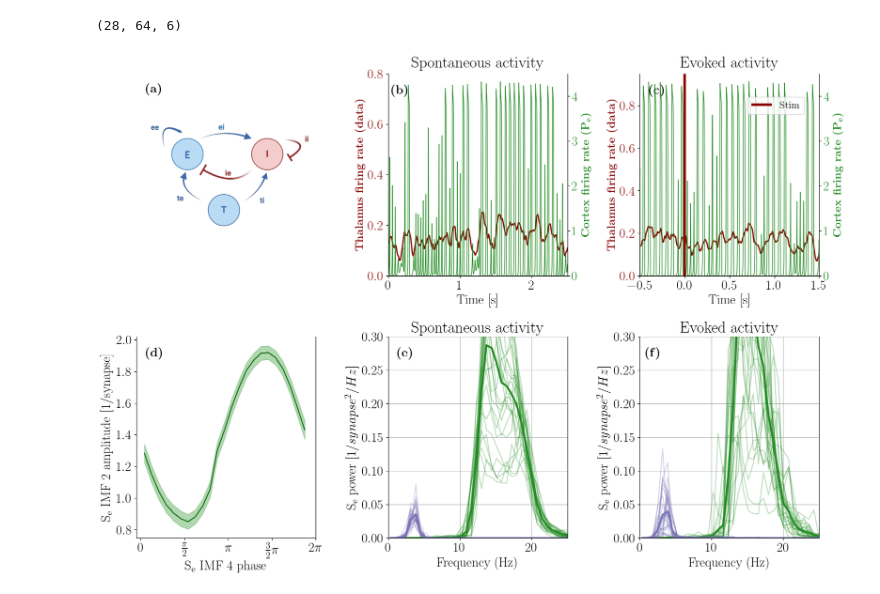
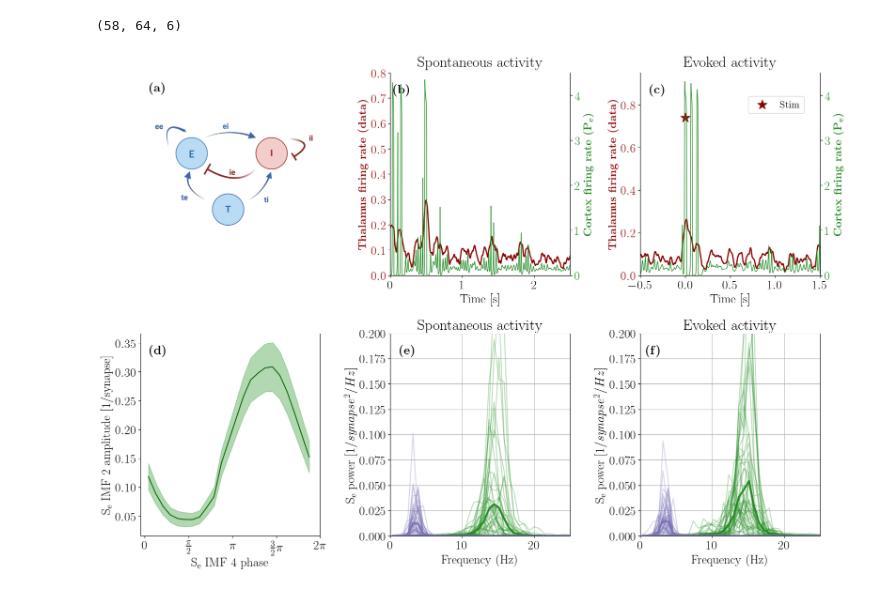
Before and after one commit to benedetta-mariani/Mariani_et_al_2026-Plos_Comp_Bio, a Jupyter notebook: Figure 5 model.ipynb, the cells around one changed output. Drawn from its saved outputs; the diff is of its cells as text; code cells hidden in the pictures.

```diff
--- a/Figure 5 model.ipynb
+++ b/Figure 5 model.ipynb
@@ -509,6 +626,6 @@ def poisson_thinning_vectorized(F, dt, N_neurons):
     return ev
 S_trial = np.asarray(S_trial)
 ev_trial = []
-for vect in S_trial:
+for vect in S_trial[:,0,:]:
     ev = poisson_thinning_vectorized(vect,0.04,30)
     ev_trial.append(ev)
@@ -522,5 +644,5 @@ ev_trial.shape[2]/25000
 # %%
-concat = concatenat_spikes(ev_trial,3,11,28,fs = 25000)
+concat = concatenat_spikes(ev_trial,3,period +1,num,fs = 25000)
 # %%
 #ev = np.zeros((20,25000*11))
 #N = ev.shape[1]
@@ -612,7 +784,6 @@ durations = d[h]
 xm = max(sizes) if h == 0 else max(sizes)
 
 
-
 expo = False
 centredbin, pdfnorm, x, px_fit, exp, errexp, xmin = LogScript_new(sizes,1,4, xm,'default', expo)
 print(xmin)
@@ -624,7 +795,7 @@ centredbin, pdfnorm, x, px_fit, exp, errexp, xmin = LogScript_new(durations,1,4,
 temp.append([centredbin, pdfnorm, x, px_fit, exp, errexp, xmin])
 a, b, c, x, inter, pred, errpred, fit, errfit = scaling_new(sizes,durations,1,4,4,
                                                             'default','default','default',
-                                                            'default',xm,xm2,'default','default')
+                                                            'default',xm,xm2,'default','default',100,100)
 print(xmin)
 temp.append([sizes, durations, a, b, c, x, inter, pred, errpred, fit, errfit])
 extrinsic_par.append(temp)
@@ -969,33 +1351,36 @@ final_rest.shape
 import emd
 from mpl_toolkits.axes_grid1 import make_axes_locatable
 final = []
+pspectrum_s=[]
 for trial in range(fir.shape[0]):
-    x = S_trial[trial][25000:25000*2]
+    x = S_trial[trial,1,25000:25000*3]
     imf2 = emd.sift.mask_sift(x, mask_freqs =ii/sample_rate)
     IP, IF, IA = emd.spectra.frequency_transform(imf2, sample_rate, 'nht')
     freq_range = (0, 45, 64)
     hht_f, spec = emd.spectra.hilberthuang(IF, IA, freq_range, scaling='density', sum_imfs=False)
     #hht_f, spec_nonlinear = emd.spectra.hilberthuang(IF_nonlinear, IA_nonlinear, freq_range, scaling='density', sum_imfs=False)
-    final.append(spec)
+    final.append(spec[:,:6])
+
+
+    fss_2, p = signal.welch(x,fs = 25000, nperseg = 20000)
+    pspectrum_s.append(p)
 
 final = np.asarray(final)
 final.shape
 # %% [output]
-(28, 64, 6)
+(58, 64, 6)
 # %%
 
-aa = []
+#aa = []
 aa1 = []
-#tr, ch = 0,17
-#for ch in [15,17,18,19,20,21]:
-for tr in range(28):
-    x = S_trial[tr,25000*3:]
+
+for tr in range(fir.shape[0]):
+    x = S_trial[tr,1,25000*3:]
     t = np.arange(0,len(x),1)/sample_rate
     num = int(len(x)/sample_rate)
     ii = 35
     imf = emd.sift.mask_sift(x, max_imfs=9, mask_freqs= ii/sample_rate, ret_mask_freq=True)
     IP, IF, IA = emd.spectra.frequency_transform(imf[0], sample_rate, 'nht')
-    ### qua l'ho fatto solo per un canale andrebbe fatto per pù canali e trails!!
     ref1 = 3
     ref2 = 1
     #ref3 = 2
@@ -1005,31 +1390,32 @@ for tr in range(28):
     phase_bins2 = phase_bins2[~np.isnan(ia_by_phase2)]
     ia_by_phase_var2 = ia_by_phase_var2[~np.isnan(ia_by_phase2)]
     ia_by_phase2 = ia_by_phase2[~np.isnan(ia_by_phase2)]
-    aa.append((ia_by_phase2-np.mean(ia_by_phase2))/np.std(ia_by_phase2))
+    #aa.append((ia_by_phase2-np.mean(ia_by_phase2))/np.std(ia_by_phase2))
     aa1.append(ia_by_phase2)
 # %%
 import emd
 from mpl_toolkits.axes_grid1 import make_axes_locatable
 from matplotlib import cm
 import warnings
+
+path2 = 'C:/Users/Benedetta/Desktop/Criticality in barrel cortex/Thalamus/2024 work'
 warnings.filterwarnings('ignore')
 
-trial = 0
 
 
+trial = 1
 
 
 fig, ax = plt.subplots(2,3,figsize =(17,12))
 ax1 = ax[0,0]
 
-#f = plt.figure(figsize = (10,10))
-#ax = fig.add_subplot(1,3,1)
 ax1.spines['top'].set_visible(False)
 ax1.spines['bottom'].set_visible(False)
+ax1.spines['left'].set_visible(False)
+ax1.spines['right'].set_visible(False)
 
-ax1.spines['left'].set_visible(False)
 
-ax1.spines['right'].set_visible(False)
+
 ax1.set_xlim(0,3000)
 ax1.set_ylim(2500,200)
 ax1.set_xticks([])
@@ -1047,20 +1433,17 @@ ax2 =ax[0,1]
 
 
 
-S_rest = S_trial[trial, 25000*3:25000*6]
-S_stim = S_trial[trial, :25000*3]
+S_rest = S_trial[trial,0, 25000*3:25000*6]
+S_stim = S_trial[trial,0, :25000*3]
 
 proc_rest = proc_trial[trial, 25000*3: 25000*6]
 proc_stim = proc_trial[trial, :25000*3]
 
 ax2.set_title('Spontaneous activity', pad = 10)
-
 ax2.set_ylabel(r'\textbf{Thalamus firing rate (data)}',fontsize = 18,color = 'darkred')  # we already handled the x-label with ax1
 ax2.plot(times,proc_rest, color='darkred',lw = 2, alpha = 1)
 ax2.tick_params(axis='y', labelcolor='darkred')
-
 ax2.set_xlabel('Time [s]');
-
 ax1 = ax2.twinx()
 ax1.set_xlabel('')
 ax1.set_ylabel(r'\textbf{Cortex firing rate (\textbf{P\textsubscript{e}})}',fontsize = 18, color='forestgreen')
@@ -1088,7 +1471,7 @@ ax1.set_ylabel(r'\textbf{Cortex firing rate (\textbf{P\textsubscript{e}})}',font
 ax1.plot(times, S_stim, color='forestgreen', lw = 1)
 ax1.tick_params(axis='y', labelcolor='forestgreen')
 
-ax1.vlines(0,0,5,color = 'darkred', lw = 4, label ='Stim')
+ax1.scatter(0,3.5,color = 'darkred',marker ='*',s = 250, label ='Stim')
 plt.legend(loc = (0.6,0.8), fontsize = 16)
 plt.xlim(-.5,1.5)
 ax2.set_ylim(0.,.95)
@@ -1106,20 +1489,23 @@ ax[1,0].set_xticks([0,np.pi/2,np.pi,3/2*np.pi, 2*np.pi])
 ax[1,0].set_xticklabels(["0",r"$\frac{\pi}{2}$",r"$\pi$",r"$\frac{3}{2}\pi$", r"$2\pi$"])
 
 
-
-
-
-
 ax22 = ax[1,2]
 ax22.plot(hht_f,final[:,:,1].T, color = 'forestgreen', alpha = 0.3);
 ax22.plot(hht_f,np.mean(final[:,:,1],0), color = 'forestgreen', lw = 3);
+
 ax22.plot(hht_f,final[:,:,3].T, color = cm.get_cmap('Purples')(0.65), alpha = 0.3)
-#plt.title('Spontaneous activity')
 ax22.plot(hht_f,np.mean(final[:,:,3],0), color = cm.get_cmap('Purples')(0.65), lw = 3);
+
+
+#ax22.plot(hht_f,final[:,:,2].T, color = 'blue', alpha = 0.3);
+#ax22.plot(hht_f,np.mean(final[:,:,2],0), color = 'blue', lw=3);
 
 ax02 = ax[1,1]
 ax02.plot(hht_f,final_rest[:,:,1].T, color = 'forestgreen', alpha = 0.3);
 ax02.plot(hht_f,np.mean(final_rest[:,:,1],0), color = 'forestgreen', lw=3);
+
+#ax02.plot(hht_f,final_rest[:,:,2].T, color = 'blue', alpha = 0.3);
+#ax02.plot(hht_f,np.mean(final_rest[:,:,2],0), color = 'blue', lw=3);
 
 
 ax02.plot(hht_f,final_rest[:,:,3].T, color = cm.get_cmap('Purples')(0.65), alpha = 0.3);
@@ -1133,39 +1519,37 @@ ax22.set_title('Evoked activity')
 
 ax02.set_xlim(0, 25)
 ax22.set_xlim(0, 25)
-ax02.set_ylim(0, 0.3)
-ax22.set_ylim(0, 0.3)
+ax02.set_ylim(0, 0.20)
+ax22.set_ylim(0, 0.20)
 
 ax02.set_xlabel('Frequency (Hz)');
 ax22.set_xlabel('Frequency (Hz)');
 ax02.set_ylabel(r"S\textsubscript{e} power $[1/synapse^2/Hz]$")
 ax22.set_ylabel(r"S\textsubscript{e} power $[1/synapse^2/Hz]$")
+
 
 
 ax[0,0].annotate('\\textbf{(a)}', size = 20,
                  xy=(1, 1), xycoords='axes fraction',
                  xytext=(0.05, 1.1), textcoords='axes fraction')
 ax[0,1].annotate('\\textbf{(b)}', size = 20,
                  xy=(1, 1), xycoords='axes fraction',
                  xytext=(0.015,0.9), textcoords='axes fraction')
 ax[0,2].annotate('\\textbf{(c)}', size = 20,
                  xy=(1, 1), xycoords='axes fraction',
                  xytext=(0.05,0.9), textcoords='axes fraction')
-
 ax[1,0].annotate('\\textbf{(d)}', size = 20,
                  xy=(1, 1), xycoords='axes fraction',
                  xytext=(0.05, 0.9), textcoords='axes fraction')
 ax[1,1].annotate('\\textbf{(e)}', size = 20,
                  xy=(1, 1), xycoords='axes fraction',
                  xytext=(0.05,0.9), textcoords='axes fraction')
 ax[1,2].annotate('\\textbf{(f)}', size = 20,
                  xy=(1, 1), xycoords='axes fraction',
                  xytext=(0.03,0.9), textcoords='axes fraction')
 
-
 plt.tight_layout()
-#plt.savefig(os.path.join(path_figures,"Figura_5_final.jpg"), bbox_inches = 'tight' , dpi = 300)
-#plt.savefig(path_figures+"/Figura_5b_model.jpg", dpi = 300, bbox_inches = 'tight')
-#plt.savefig(path_figures+"/Figura_5b_model.tif", dpi = 300, bbox_inches = 'tight')
+plt.savefig(path_figures+f"/Figura_5b_model_{rat}_{label}.jpg", dpi = 300, bbox_inches = 'tight')
+plt.savefig(path_figures+f"/Figura_5b_model_{rat}_{label}.tif", dpi = 300, bbox_inches = 'tight')
 # %% [output]
-[figure, old version]
+[figure, new version]
```
Also changed, not shown: parts of 97 cells of this notebook, 1 other file.
